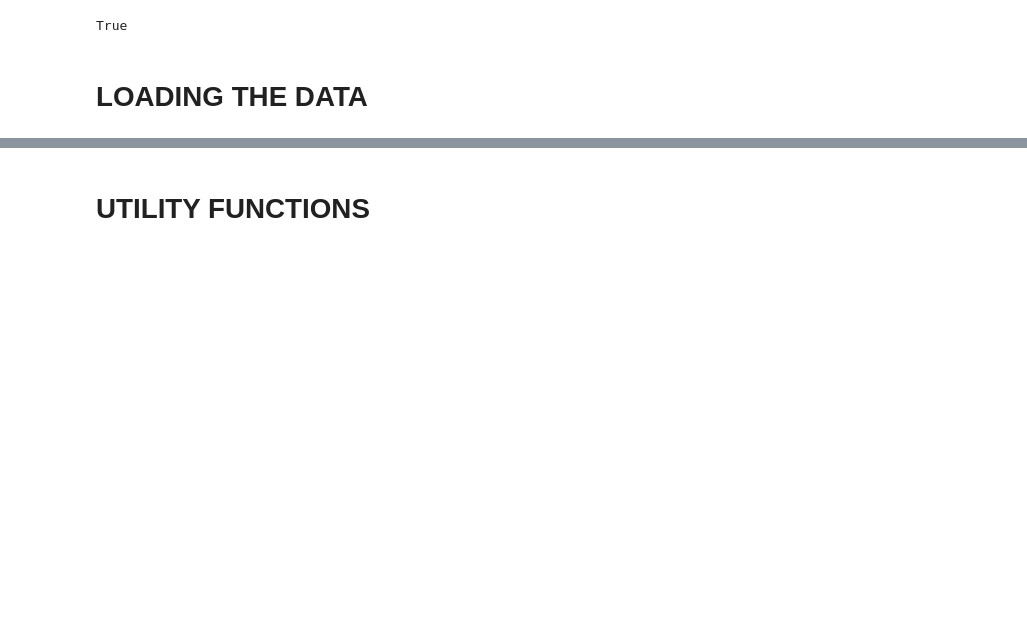
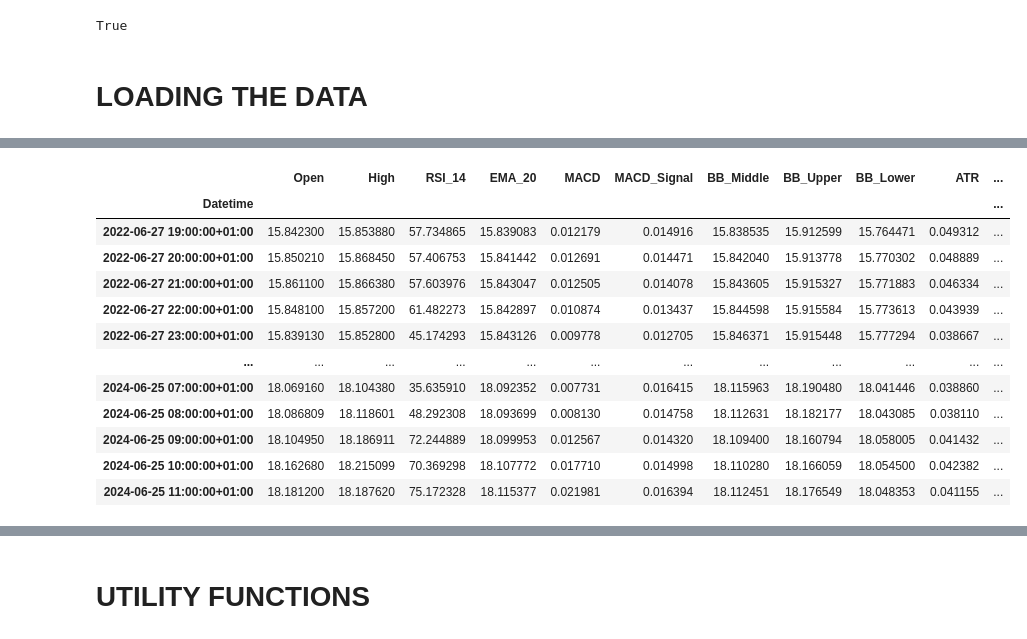
Before and after one commit to lebyanelm/neural-trained-models, a Jupyter notebook: ipynb/model_training.ipynb, the cells around one changed output, grey strips where cells are left out. Saved outputs shown, nothing was run; the diff lists cells and outputs as text; code cells hidden in the pictures; blank space fills up the shorter version.

```diff
--- a/ipynb/model_training.ipynb
+++ b/ipynb/model_training.ipynb
@@ -53,0 +43,67 @@ TESTING SHAPE: (2881, 6)
+# %%
+ticker = "ZAR=X"
+data = yfinance.download(ticker, period="2y", interval="1h")
+data = data.drop(["Close", "Volume"], axis=1).rename({"Adj Close": "Close"}, axis=1)
+
+def relative_strength_index(data, window):
+    delta = data.diff()
+    gain = (delta.where(delta > 0, 0)).rolling(window=window).mean()
+    loss = (-delta.where(delta < 0, 0)).rolling(window=window).mean()
+    rs = gain / loss
+    rsi = 100 - (100 / (1 + rs))
+    return rsi
+data['RSI_14'] = relative_strength_index(data['Close'], 14)
+
+def exponential_moving_average(data, window):
+    return data.ewm(span=window, adjust=False).mean()
+data['EMA_20'] = exponential_moving_average(data['Close'], 20)
+
+def macd(data, slow=26, fast=12, signal=9):
+    fast_ema = exponential_moving_average(data, fast)
+    slow_ema = exponential_moving_average(data, slow)
+    macd_line = fast_ema - slow_ema
+    signal_line = macd_line.ewm(span=signal, adjust=False).mean()
+    return macd_line, signal_line
+data['MACD'], data['MACD_Signal'] = macd(data['Close'])
+
+def bollinger_bands(data, window=20, num_of_std=2):
+    rolling_mean = data.rolling(window).mean()
+    rolling_std = data.rolling(window).std()
+    upper_band = rolling_mean + (rolling_std * num_of_std)
+    lower_band = rolling_mean - (rolling_std * num_of_std)
+    return rolling_mean, upper_band, lower_band
+data['BB_Middle'], data['BB_Upper'], data['BB_Lower'] = bollinger_bands(data['Close'])
+
+def average_true_range(high, low, close, window=14):
+    high_low = high - low
+    high_close = (high - close.shift()).abs()
+    low_close = (low - close.shift()).abs()
+
+    # Ensure the series have names
+    high_low.name = 'high_low'
+    high_close.name = 'high_close'
+    low_close.name = 'low_close'
+
+    true_range = pd.concat([high_low, high_close, low_close], axis=1).max(axis=1)
+    atr = true_range.rolling(window=window).mean()
+    return atr
+data['ATR'] = average_true_range(data['High'], data['Low'], data['Close'])
+
+def compare_with_previous(close_price, previous_close):
+    if close_price > previous_close:
+        return 1
+    elif close_price < previous_close:
+        return 0
+    else:
+        return -1
+
+# Shift the 'Close' column to compare with the previous candle
+data['Previous_Close'] = data['Close'].shift(1)
+# Apply the function to determine the direction
+data['Direction'] = data.apply(lambda row: compare_with_previous(row['Close'], row['Previous_Close']), axis=1)
+data = data.drop(["Previous_Close", "Low", "Close"], axis=1)
+
+data = data.dropna()
+data = data[data["Direction"] != -1]
+data
+# %% [output]
@@ -53,0 +111,13 @@ TESTING SHAPE: (2881, 6)
+|  | Open | High | RSI_14 | EMA_20 | MACD | MACD_Signal | BB_Middle | BB_Upper | BB_Lower | ATR | ... |
+| Datetime |  |  |  |  |  |  |  |  |  |  | ... |
+| 2022-06-27 19:00:00+01:00 | 15.842300 | 15.853880 | 57.734865 | 15.839083 | 0.012179 | 0.014916 | 15.838535 | 15.912599 | 15.764471 | 0.049312 | ... |
+| 2022-06-27 20:00:00+01:00 | 15.850210 | 15.868450 | 57.406753 | 15.841442 | 0.012691 | 0.014471 | 15.842040 | 15.913778 | 15.770302 | 0.048889 | ... |
+| 2022-06-27 21:00:00+01:00 | 15.861100 | 15.866380 | 57.603976 | 15.843047 | 0.012505 | 0.014078 | 15.843605 | 15.915327 | 15.771883 | 0.046334 | ... |
+| 2022-06-27 22:00:00+01:00 | 15.848100 | 15.857200 | 61.482273 | 15.842897 | 0.010874 | 0.013437 | 15.844598 | 15.915584 | 15.773613 | 0.043939 | ... |
+| 2022-06-27 23:00:00+01:00 | 15.839130 | 15.852800 | 45.174293 | 15.843126 | 0.009778 | 0.012705 | 15.846371 | 15.915448 | 15.777294 | 0.038667 | ... |
+| ... | ... | ... | ... | ... | ... | ... | ... | ... | ... | ... | ... |
+| 2024-06-25 07:00:00+01:00 | 18.069160 | 18.104380 | 35.635910 | 18.092352 | 0.007731 | 0.016415 | 18.115963 | 18.190480 | 18.041446 | 0.038860 | ... |
+| 2024-06-25 08:00:00+01:00 | 18.086809 | 18.118601 | 48.292308 | 18.093699 | 0.008130 | 0.014758 | 18.112631 | 18.182177 | 18.043085 | 0.038110 | ... |
+| 2024-06-25 09:00:00+01:00 | 18.104950 | 18.186911 | 72.244889 | 18.099953 | 0.012567 | 0.014320 | 18.109400 | 18.160794 | 18.058005 | 0.041432 | ... |
+| 2024-06-25 10:00:00+01:00 | 18.162680 | 18.215099 | 70.369298 | 18.107772 | 0.017710 | 0.014998 | 18.110280 | 18.166059 | 18.054500 | 0.042382 | ... |
+| 2024-06-25 11:00:00+01:00 | 18.181200 | 18.187620 | 75.172328 | 18.115377 | 0.021981 | 0.016394 | 18.112451 | 18.176549 | 18.048353 | 0.041155 | ... |
```
Also changed, not shown: parts of 14 cells of this notebook, 13 other files.
